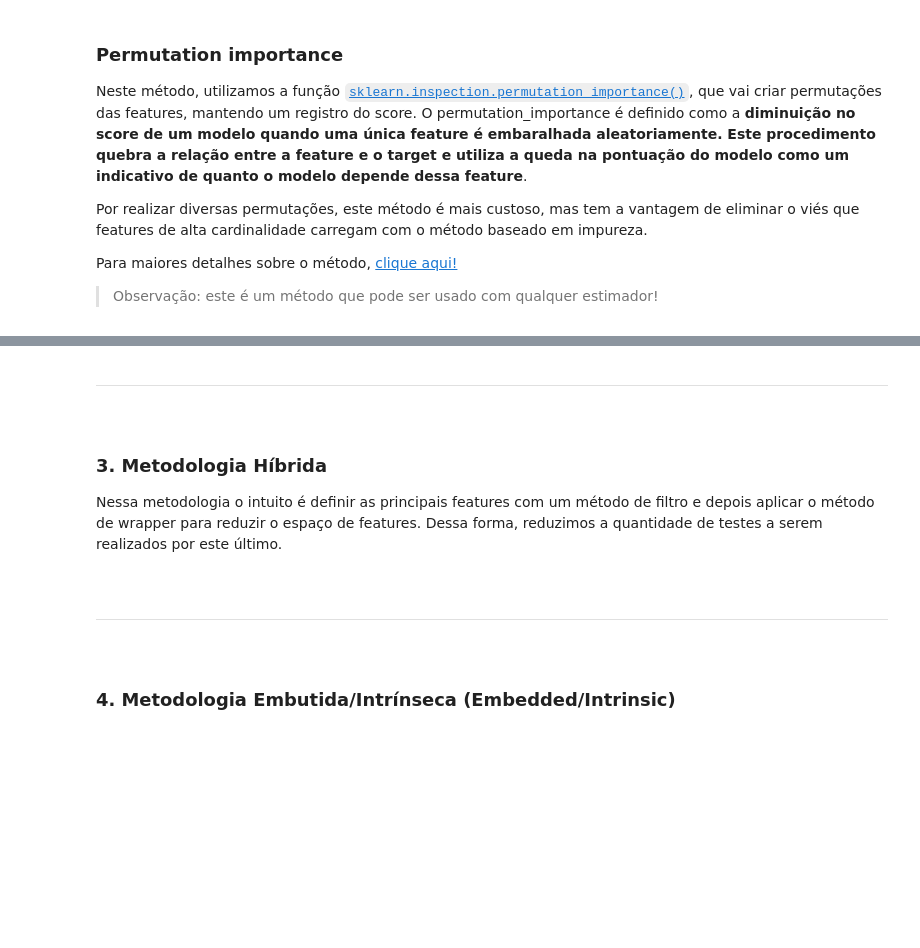
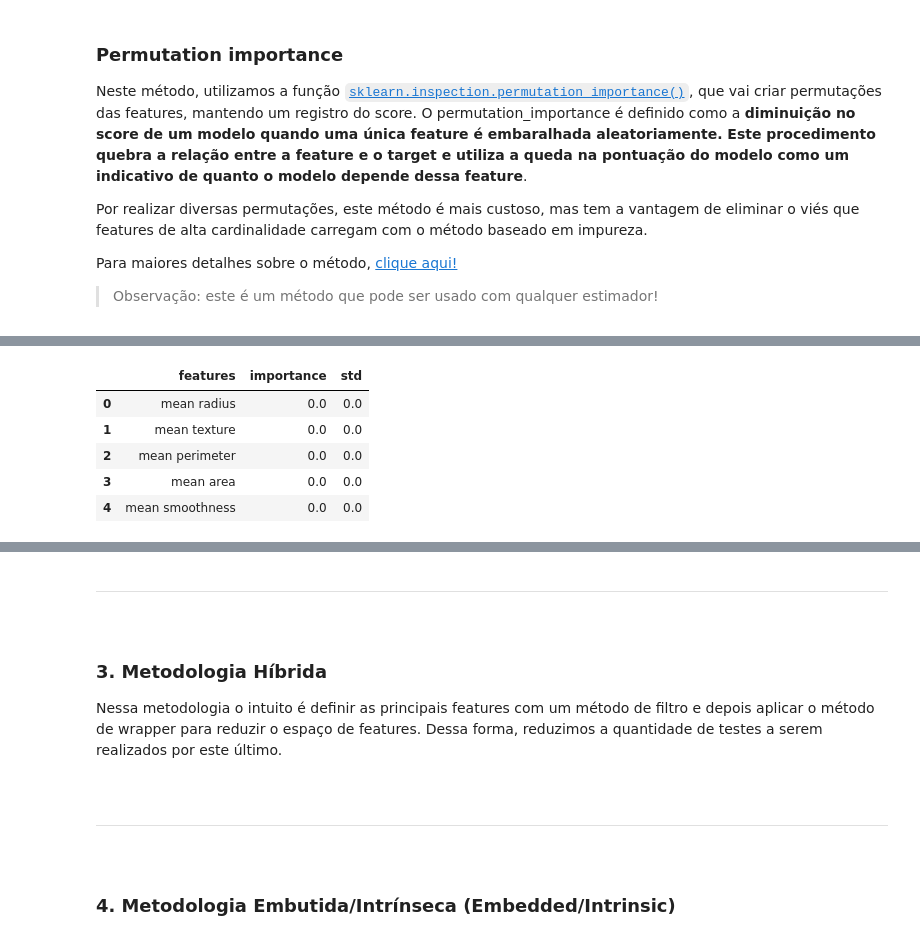
Before and after one commit to patriciacatandi/Lets_Code_DS_Degree_Alunos_ML, a Jupyter notebook: Módulo 11 - Machine Learning III/1 - Feature Selection/Feature selection Alunos.ipynb, the cells around one changed output, grey strips where cells are left out. Cells and saved outputs as stored; diff of their text form; code cells hidden in the pictures; blank space fills up the shorter version.

```diff
--- a/Módulo 11 - Machine Learning III/1 - Feature Selection/Feature selection Alunos.ipynb
+++ b/Módulo 11 - Machine Learning III/1 - Feature Selection/Feature selection Alunos.ipynb
@@ -519,6 +616,15 @@ from sklearn.inspection import permutation_importance
 # %%
 # Cria df a partir dos atributos
-df_perm =
+df_perm = pd.DataFrame(zip(X_train.columns, dict_perm.importances_mean, dict_perm.importances_std),
+    columns=['features', 'importance', 'std'])
+df_perm.head()
+# %% [output]
+|  | features | importance | std |
+| 0 | mean radius | 0.0 | 0.0 |
+| 1 | mean texture | 0.0 | 0.0 |
+| 2 | mean perimeter | 0.0 | 0.0 |
+| 3 | mean area | 0.0 | 0.0 |
+| 4 | mean smoothness | 0.0 | 0.0 |
 # %%
 plt.figure(figsize=(12, 7))
 plt.title("Feature importances using permutation importance")
```
Also changed, not shown: parts of 10 cells of this notebook.
